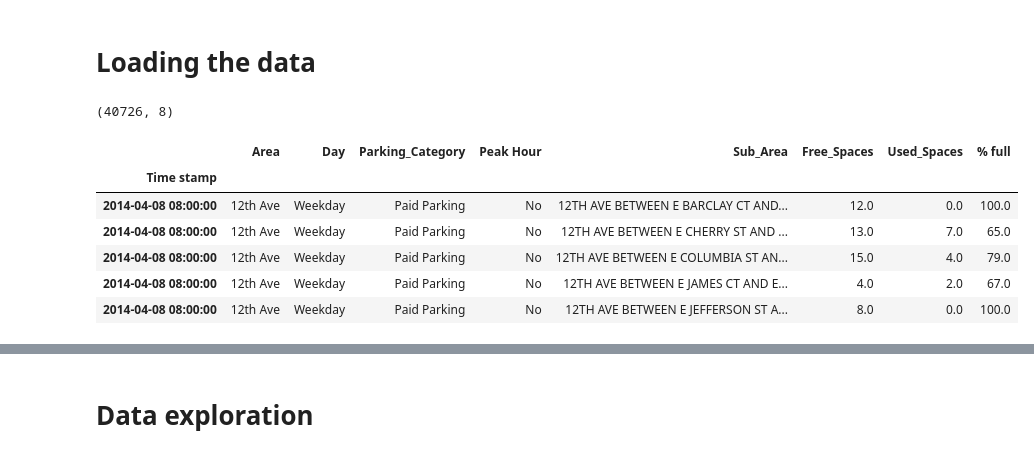
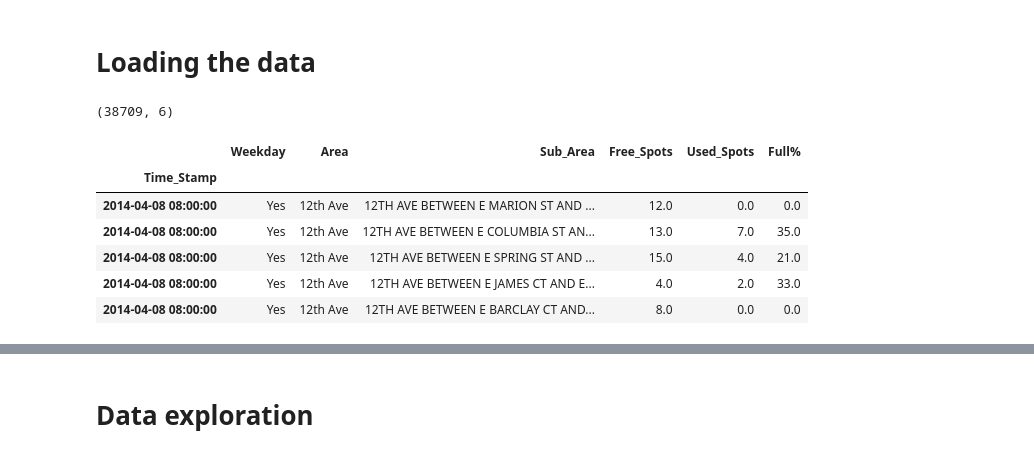
Before and after one commit to bok11/IS-Data-Analasys, a Jupyter notebook: Data Exploration (Part 2).ipynb, the cells around one changed output, grey strips where cells are left out. Cells and saved outputs as stored; diff of their text form; code cells hidden in the pictures.

```diff
--- a/Data Exploration (Part 2).ipynb
+++ b/Data Exploration (Part 2).ipynb
@@ -8,18 +8,18 @@ import numpy as np
 # Loading the data
 # %%
 df = pd.Series()
-df['sub'] = pd.read_csv('./Data/sub-area.csv',index_col='Time stamp',low_memory=False)
+df['raw'] = pd.read_csv('./Data/clean.csv',index_col='Time_Stamp',low_memory=False)
 #df['area'] = pd.read_csv('./Data/area.csv',index_col='Time stamp',low_memory=False)
-df['sub'].shape
+df['raw'].shape
 # %% [output]
-(40726, 8)
+(38709, 6)
 # %%
-df['sub'].head()
+df['raw'].head()
 # %% [output]
-|  | Area | Day | Parking_Category | Peak Hour | Sub_Area | Free_Spaces | Used_Spaces | % full |
-| Time stamp |  |  |  |  |  |  |  |  |
-| 2014-04-08 08:00:00 | 12th Ave | Weekday | Paid Parking | No | 12TH AVE BETWEEN E BARCLAY CT AND... | 12.0 | 0.0 | 100.0 |
-| 2014-04-08 08:00:00 | 12th Ave | Weekday | Paid Parking | No | 12TH AVE BETWEEN E CHERRY ST AND ... | 13.0 | 7.0 | 65.0 |
-| 2014-04-08 08:00:00 | 12th Ave | Weekday | Paid Parking | No | 12TH AVE BETWEEN E COLUMBIA ST AN... | 15.0 | 4.0 | 79.0 |
-| 2014-04-08 08:00:00 | 12th Ave | Weekday | Paid Parking | No | 12TH AVE BETWEEN E JAMES CT AND E... | 4.0 | 2.0 | 67.0 |
-| 2014-04-08 08:00:00 | 12th Ave | Weekday | Paid Parking | No | 12TH AVE BETWEEN E JEFFERSON ST A... | 8.0 | 0.0 | 100.0 |
+|  | Weekday | Area | Sub_Area | Free_Spots | Used_Spots | Full% |
+| Time_Stamp |  |  |  |  |  |  |
+| 2014-04-08 08:00:00 | Yes | 12th Ave | 12TH AVE BETWEEN E MARION ST AND ... | 12.0 | 0.0 | 0.0 |
+| 2014-04-08 08:00:00 | Yes | 12th Ave | 12TH AVE BETWEEN E COLUMBIA ST AN... | 13.0 | 7.0 | 35.0 |
+| 2014-04-08 08:00:00 | Yes | 12th Ave | 12TH AVE BETWEEN E SPRING ST AND ... | 15.0 | 4.0 | 21.0 |
+| 2014-04-08 08:00:00 | Yes | 12th Ave | 12TH AVE BETWEEN E JAMES CT AND E... | 4.0 | 2.0 | 33.0 |
+| 2014-04-08 08:00:00 | Yes | 12th Ave | 12TH AVE BETWEEN E BARCLAY CT AND... | 8.0 | 0.0 | 0.0 |
```
Also changed, not shown: parts of 28 cells of this notebook.
